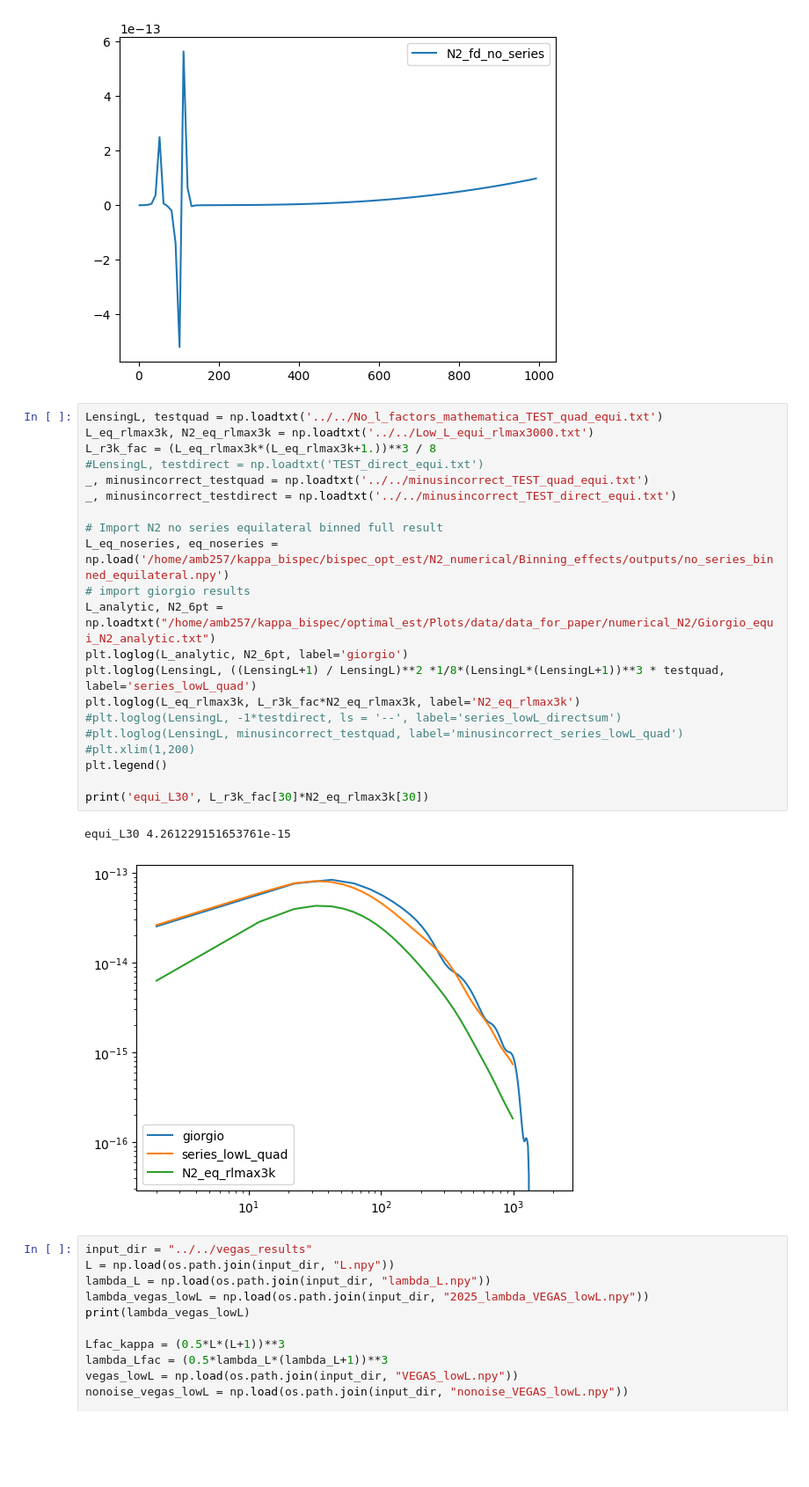
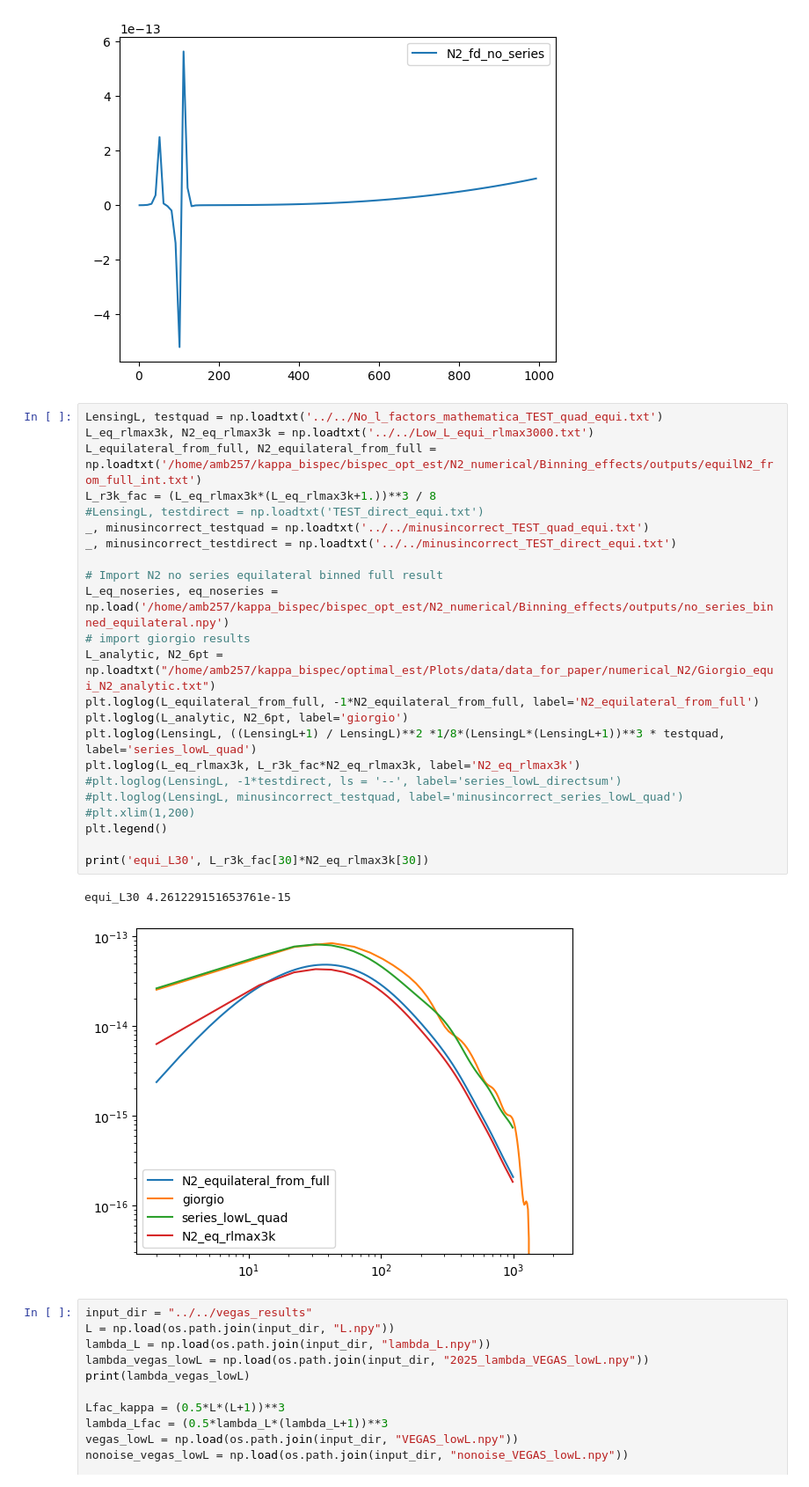
Before and after one commit to aleksandrbowkis/bispec_opt_est, a Jupyter notebook: N2_numerical/Binning_effects/Visualisation/N2_tests.ipynb, the cells around one changed output. Shown at 88% size. Saved outputs shown, nothing was run; the diff lists cells and outputs as text; blank space fills up the shorter version.

```diff
--- a/N2_numerical/Binning_effects/Visualisation/N2_tests.ipynb
+++ b/N2_numerical/Binning_effects/Visualisation/N2_tests.ipynb
@@ -72,27 +72,29 @@ L [30. 50. 70. 90.] eq_noseries [ 3.03933402e-14 -3.01470487e-14 -3.67276155e-14
 # %%
 LensingL, testquad = np.loadtxt('../../No_l_factors_mathematica_TEST_quad_equi.txt')
 L_eq_rlmax3k, N2_eq_rlmax3k = np.loadtxt('../../Low_L_equi_rlmax3000.txt')
+L_equilateral_from_full, N2_equilateral_from_full = np.loadtxt('/home/amb257/kappa_bispec/bispec_opt_est/N2_numerical/Binning_effects/outputs/equilN2_from_full_int.txt')
 L_r3k_fac = (L_eq_rlmax3k*(L_eq_rlmax3k+1.))**3 / 8
 #LensingL, testdirect = np.loadtxt('TEST_direct_equi.txt')
 _, minusincorrect_testquad = np.loadtxt('../../minusincorrect_TEST_quad_equi.txt')
 _, minusincorrect_testdirect = np.loadtxt('../../minusincorrect_TEST_direct_equi.txt')
 
 # Import N2 no series equilateral binned full result
 L_eq_noseries, eq_noseries = np.load('/home/amb257/kappa_bispec/bispec_opt_est/N2_numerical/Binning_effects/outputs/no_series_binned_equilateral.npy')
 # import giorgio results
 L_analytic, N2_6pt = np.loadtxt("/home/amb257/kappa_bispec/optimal_est/Plots/data/data_for_paper/numerical_N2/Giorgio_equi_N2_analytic.txt")
+plt.loglog(L_equilateral_from_full, -1*N2_equilateral_from_full, label='N2_equilateral_from_full')
 plt.loglog(L_analytic, N2_6pt, label='giorgio')
 plt.loglog(LensingL, ((LensingL+1) / LensingL)**2 *1/8*(LensingL*(LensingL+1))**3 * testquad, label='series_lowL_quad')
 plt.loglog(L_eq_rlmax3k, L_r3k_fac*N2_eq_rlmax3k, label='N2_eq_rlmax3k')
 #plt.loglog(LensingL, -1*testdirect, ls = '--', label='series_lowL_directsum')
 #plt.loglog(LensingL, minusincorrect_testquad, label='minusincorrect_series_lowL_quad')
 #plt.xlim(1,200)
 plt.legend()
 
 print('equi_L30', L_r3k_fac[30]*N2_eq_rlmax3k[30])
 # %% [output]
 equi_L30 4.261229151653761e-15
-[figure, old version]
+[figure, new version]
 # %%
 input_dir = "../../vegas_results"
 L = np.load(os.path.join(input_dir, "L.npy"))
```
Also changed, not shown: parts of 6 cells of this notebook, 47 other files.
